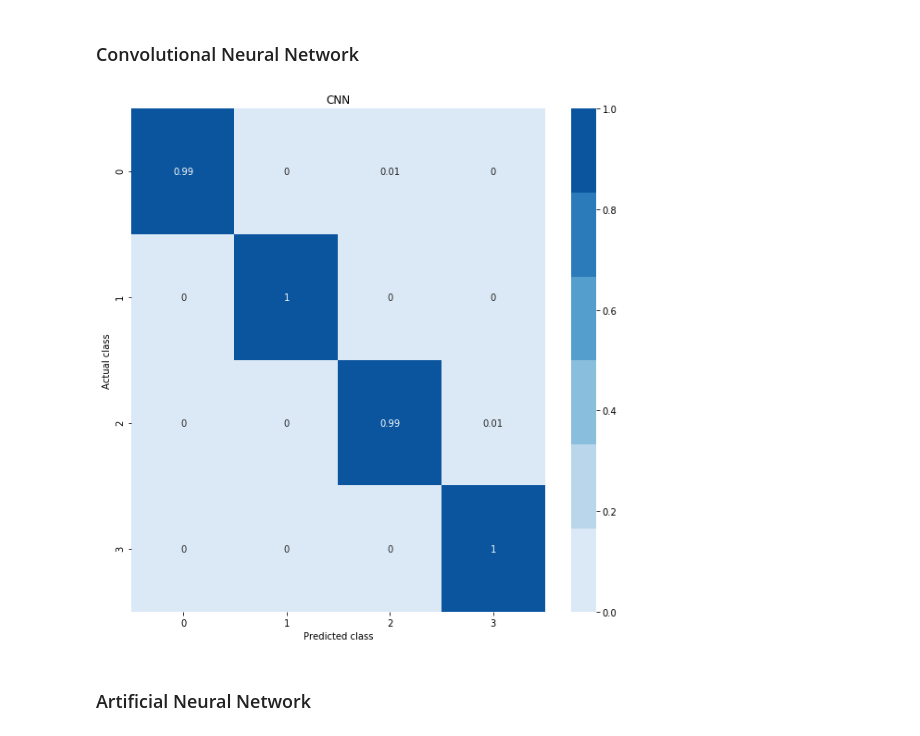
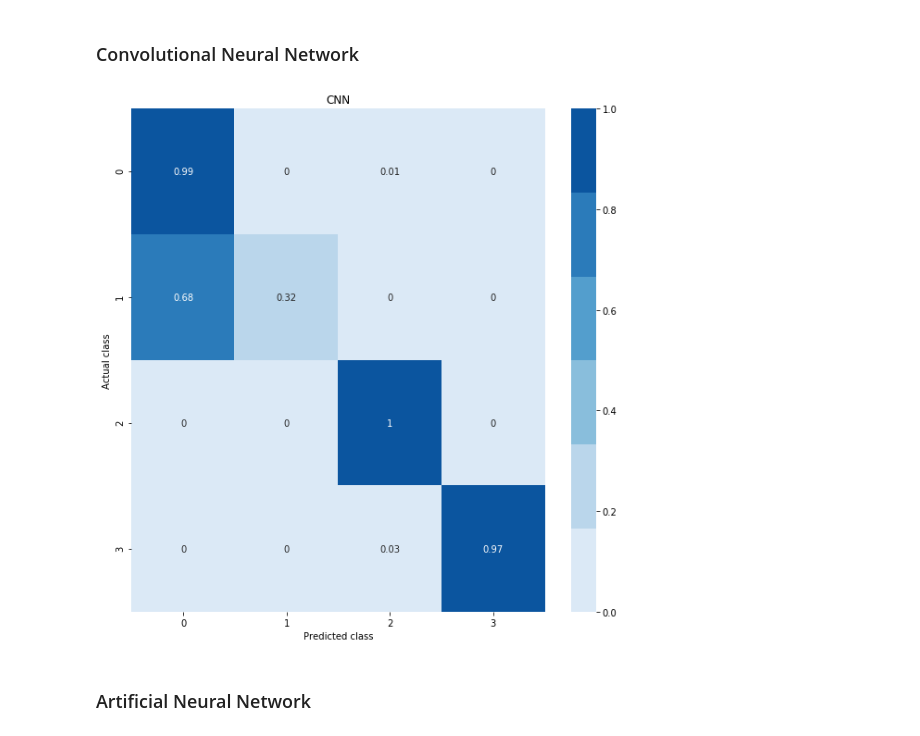
Before and after one commit to BA-Software-Development-Ed/ai-exam-project, a Jupyter notebook: src/notebooks/FaceRecognizer.ipynb, the cells around one changed output. Cells and saved outputs as stored; diff of their text form; code cells hidden in the pictures.

```diff
--- a/src/notebooks/FaceRecognizer.ipynb
+++ b/src/notebooks/FaceRecognizer.ipynb
@@ -37,10 +37,10 @@ daughter_path = '../data/PersonGroup/Family1-Daughter'
 # %% [markdown]
 ## Data Generation
 # %%
-(train_dad_data, test_dad_data) = DataGenerator.generate(dad_path, 300, label=0, test_size=.2, face_detector=face_detector)
-(train_mom_data, test_mom_data) = DataGenerator.generate(mom_path, 300, label=1, test_size=.2, face_detector=face_detector)
-(train_son_data, test_son_data) = DataGenerator.generate(son_path, 300, label=2, test_size=.2, face_detector=face_detector)
-(train_daughter_data, test_daughter_data) = DataGenerator.generate(daughter_path, 300, label=3, test_size=.2, face_detector=face_detector)
+(train_dad_data, test_dad_data) = DataGenerator.generate(dad_path, 150, label=0, test_size=.2, face_detector=face_detector)
+(train_mom_data, test_mom_data) = DataGenerator.generate(mom_path, 150, label=1, test_size=.2, face_detector=face_detector)
+(train_son_data, test_son_data) = DataGenerator.generate(son_path, 150, label=2, test_size=.2, face_detector=face_detector)
+(train_daughter_data, test_daughter_data) = DataGenerator.generate(daughter_path, 150, label=3, test_size=.2, face_detector=face_detector)
 
 (train_images, train_labels) = DataGenerator.merge_shuffle([train_dad_data, train_mom_data, train_son_data, train_daughter_data])
 (test_images, test_labels) = DataGenerator.merge_shuffle([test_dad_data, test_mom_data, test_son_data, test_daughter_data])
@@ -97,5 +97,5 @@ ann_recognizer = FaceRecognizer(classes, face_detector, model=ann_model)
 # %% [markdown]
 ## Model Training
 # %%
-cnn_recognizer.train_model((train_images, train_labels), (test_images, test_labels), epochs=5)
+# cnn_recognizer.train_model((train_images, train_labels), (test_images, test_labels), epochs=5)
 # ann_recognizer.train_model((train_images_gray, train_labels), (test_images_gray, test_labels), epochs=15)
@@ -127,4 +103,5 @@ Epoch 5/5
 ## Save & Load Model with History
 # %%
 # cnn_recognizer.save_model('../models/cnn_model_2of4')
-# cnn_recognizer.load_model('../models/cnn_model_1')
+cnn_recognizer.load_model('../models/cnn_model_3of4')
+cnn_recognizer.model_summary()
@@ -145,9 +158,9 @@ Displayer.acc_history(ann_recognizer.history, 'ANN')
 ### Convolutional Neural Network
 # %%
 predictions = cnn_recognizer.recognize_many(test_images)
-Displayer.conf_matrix(predictions, test_labels, 'CNN')
+Displayer.conf_matrix(predictions, test_labels, 'CNN', save_as='cnn_conf_matrix_3of4.png')
 # %% [output]
-[figure, old version]
+[figure, new version]
 # %% [markdown]
 ### Artificial Neural Network
 # %%
```
Also changed, not shown: parts of 11 cells of this notebook, 20 other files.
